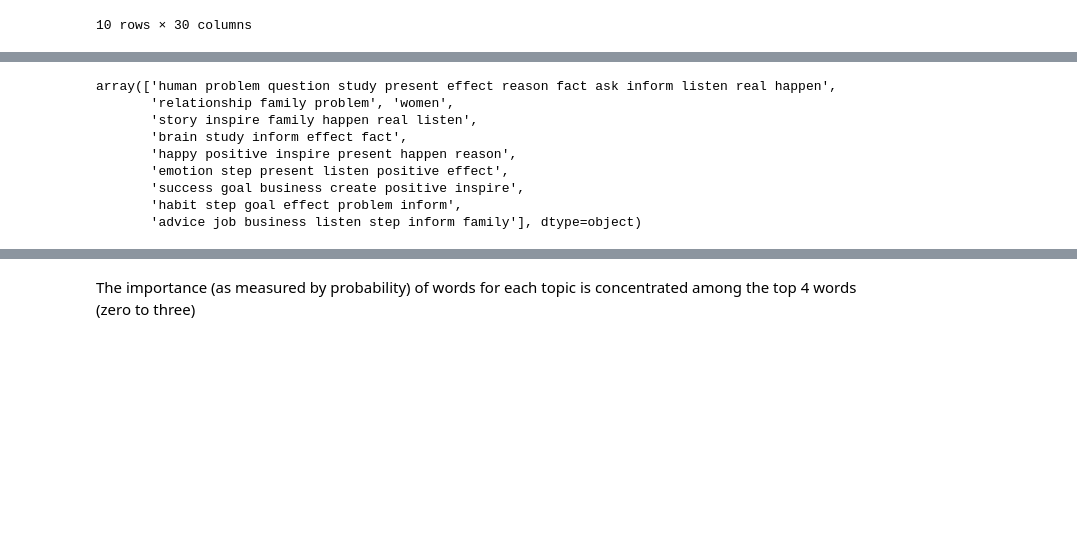
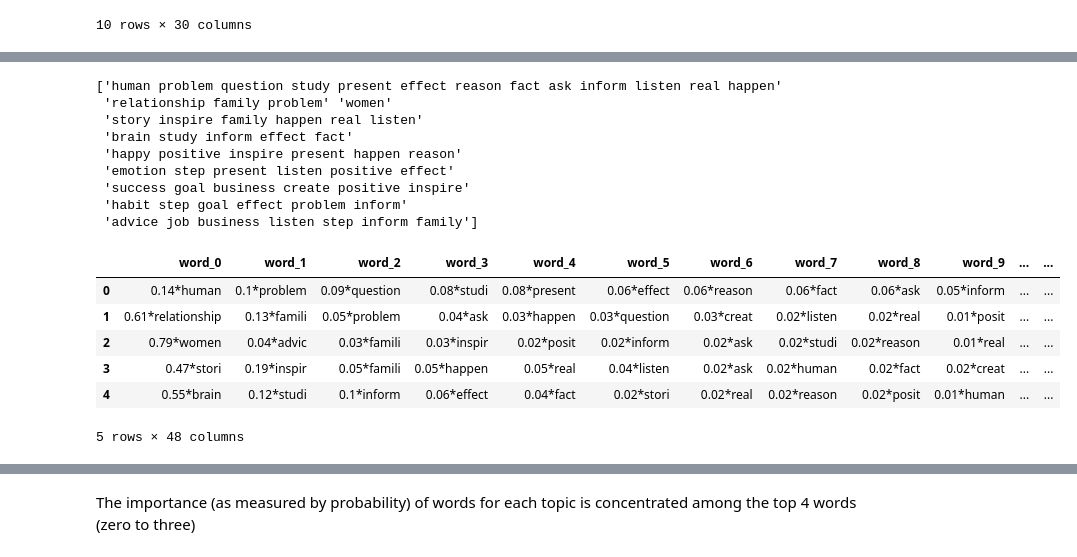
Before and after one commit to 7albertoh/insight_project, a Jupyter notebook: notebooks/01-topic_modeling.ipynb, the cells around one changed output, grey strips where cells are left out. Cells and saved outputs as stored; diff of their text form; code cells hidden in the pictures; blank space fills up the shorter version.

```diff
--- a/notebooks/01-topic_modeling.ipynb
+++ b/notebooks/01-topic_modeling.ipynb
@@ -288,27 +314,35 @@ array(['human problem question studi present effect reason fact ask inform liste
 # %%
 # map stems back to actual words
 map_stems = {'studi': 'study', 'stori':'story','inspir':'inspire','happi':'happy','posit':'positive','creat':'create','busi':'business','emot':'emotion','advic':'advice','medit':'meditate','famili':'family'}
 topics_mapped = []
 for stri in df_topics['top_words'].values:
     listi_mapped = []
     listi = stri.split()
     for strj in listi:
         listi_mapped.append(map_stems.get(strj,strj))
     topics_mapped.append(" ".join(listi_mapped))
 df_topics['top_words'] = topics_mapped
 df_topics[['top_words','topic']].to_csv('../data/books_25_pages_author_info_description_genres_topics_top_words.csv',index=False)
 df_topics[['top_words','topic']]
-df_topics[['top_words','topic']]['top_words'].values
+print(df_topics[['top_words','topic']]['top_words'].values)
+df_topics.head(n=5)
 # %% [output]
-array(['human problem question study present effect reason fact ask inform listen real happen',
-       'relationship family problem', 'women',
-       'story inspire family happen real listen',
-       'brain study inform effect fact',
-       'happy positive inspire present happen reason',
-       'emotion step present listen positive effect',
-       'success goal business create positive inspire',
-       'habit step goal effect problem inform',
-       'advice job business listen step inform family'], dtype=object)
+['human problem question study present effect reason fact ask inform listen real happen'
+ 'relationship family problem' 'women'
+ 'story inspire family happen real listen'
+ 'brain study inform effect fact'
+ 'happy positive inspire present happen reason'
+ 'emotion step present listen positive effect'
+ 'success goal business create positive inspire'
+ 'habit step goal effect problem inform'
+ 'advice job business listen step inform family']
+|  | word_0 | word_1 | word_2 | word_3 | word_4 | word_5 | word_6 | word_7 | word_8 | word_9 | ... | ... |
+| 0 | 0.14*human | 0.1*problem | 0.09*question | 0.08*studi | 0.08*present | 0.06*effect | 0.06*reason | 0.06*fact | 0.06*ask | 0.05*inform | ... | ... |
+| 1 | 0.61*relationship | 0.13*famili | 0.05*problem | 0.04*ask | 0.03*happen | 0.03*question | 0.03*creat | 0.02*listen | 0.02*real | 0.01*posit | ... | ... |
+| 2 | 0.79*women | 0.04*advic | 0.03*famili | 0.03*inspir | 0.02*posit | 0.02*inform | 0.02*ask | 0.02*studi | 0.02*reason | 0.01*real | ... | ... |
+| 3 | 0.47*stori | 0.19*inspir | 0.05*famili | 0.05*happen | 0.05*real | 0.04*listen | 0.02*ask | 0.02*human | 0.02*fact | 0.02*creat | ... | ... |
+| 4 | 0.55*brain | 0.12*studi | 0.1*inform | 0.06*effect | 0.04*fact | 0.02*stori | 0.02*real | 0.02*reason | 0.02*posit | 0.01*human | ... | ... |
+5 rows × 48 columns
 # %%
 df_hist = df_topics[['weight_'+str(i) for i in range(0,n_top_words)]]
 df_hist_tp = df_hist.transpose().reset_index()
```
Also changed, not shown: parts of 3 cells of this notebook, 5 other files.
